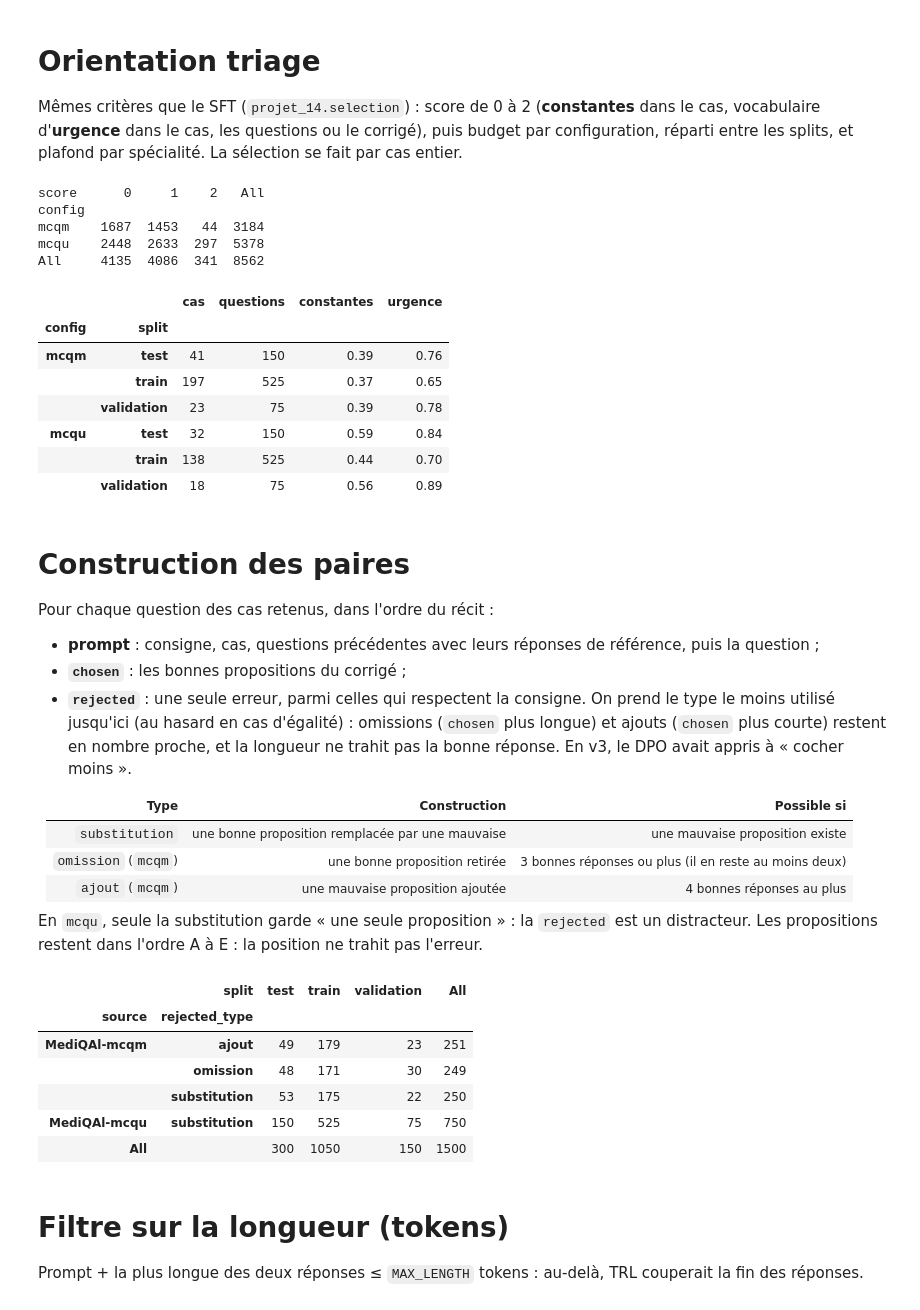
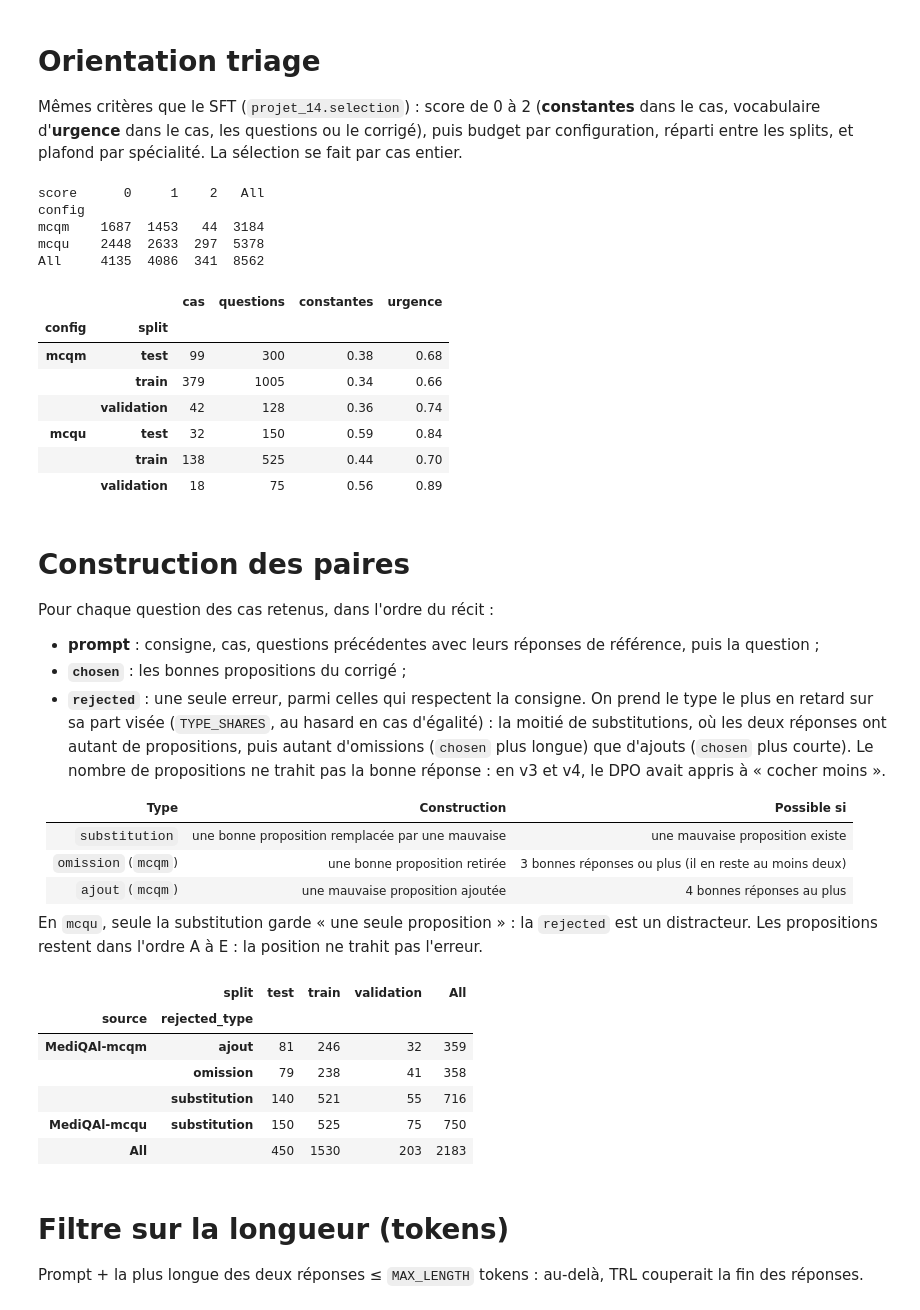
Before and after one commit to ObiYohan/AI_agent_for_medical_triage, a Jupyter notebook: notebook/prep_DPO_MediQAl.ipynb, the cells around one changed output. Saved outputs shown, nothing was run; the diff lists cells and outputs as text; code cells hidden in the pictures.

Commit message:
Add v5 DPO data: more mcqm substitutions, shorter English pairs

```diff
--- a/notebook/prep_DPO_MediQAl.ipynb
+++ b/notebook/prep_DPO_MediQAl.ipynb
@@ -32,17 +37,20 @@ from projet_14.mediqal import LETTERS, OPTIONS_HEADER, answer_letters, case_id,
 from projet_14.rgpd import run
 from projet_14.selection import select_cases, triage_flags
 
-OUT = Path("../data/v4")
+OUT = Path("../data/v5")
+SFT_DIR = Path("../data/v4/anonymized")  # données SFT (v4, inchangées) : leurs cas sont exclus du DPO
 STEM = "dpo_mediqal"
 SEED = 42
 MODEL_NAME = "Qwen/Qwen3-1.7B-Base"  # pour compter les tokens avec le tokenizer du modèle entraîné
 
 CONFIGS = {"mcqu": False, "mcqm": True}   # configuration -> réponses multiples
-BUDGETS = {"mcqu": 750, "mcqm": 750}      # paires au plus par configuration, tous splits confondus (plafond)
+BUDGETS = {"mcqu": 750, "mcqm": 1_500}    # paires au plus par configuration, tous splits confondus (plafond)
+# Part visée de chaque type d'erreur en mcqm (mcqu : substitution seule). Majorité de substitutions : même nombre de
+# propositions dans les deux réponses, le nombre ne trahit pas la bonne réponse
+TYPE_SHARES = {"substitution": 0.5, "omission": 0.25, "ajout": 0.25}
 MAX_SUBJECT_SHARE = 0.15                  # part maximale du budget par spécialité
 MAX_PROMPT_CHARS = 2_800                  # historique raccourci au-delà (le cas reste)
 MAX_LENGTH = 1_024                        # prompt + la plus longue des deux réponses, en tokens (DPO_MAX_LENGTH)
-REVIEW_SAMPLE = 30                        # paires exportées pour relecture
 # %% [markdown]
 # Chargement
 
@@ -101,7 +109,7 @@ df = df[~pd.concat([df["config"], df["case_id"], question_norm], axis=1).duplica
 sft_cases = set()
 for stem in ("sft_mediqal_oeq", "sft_mediqal_mcqu", "sft_mediqal_mcqm"):
     for split in ("train", "validation", "test"):
-        sft_cases |= set(pd.read_json(OUT / "anonymized" / f"{stem}_{split}.anonymized.jsonl", lines=True)["case_id"])
+        sft_cases |= set(pd.read_json(SFT_DIR / f"{stem}_{split}.anonymized.jsonl", lines=True)["case_id"])
 in_sft = df["case_id"].isin(sft_cases)
 print(f"questions de cas retenus en SFT : {in_sft.sum()} écartées ({len(sft_cases)} cas)")
 df = df[~in_sft]
@@ -149,9 +157,9 @@ mcqu    2448  2633  297  5378
 All     4135  4086  341  8562
 |  |  | cas | questions | constantes | urgence |
 | config | split |  |  |  |  |
-| mcqm | test | 41 | 150 | 0.39 | 0.76 |
-|  | train | 197 | 525 | 0.37 | 0.65 |
-|  | validation | 23 | 75 | 0.39 | 0.78 |
+| mcqm | test | 99 | 300 | 0.38 | 0.68 |
+|  | train | 379 | 1005 | 0.34 | 0.66 |
+|  | validation | 42 | 128 | 0.36 | 0.74 |
 | mcqu | test | 32 | 150 | 0.59 | 0.84 |
 |  | train | 138 | 525 | 0.44 | 0.70 |
 |  | validation | 18 | 75 | 0.56 | 0.89 |
@@ -162,9 +170,10 @@ Pour chaque question des cas retenus, dans l'ordre du récit :
 
 - **prompt** : consigne, cas, questions précédentes avec leurs réponses de référence, puis la question ;
 - **`chosen`** : les bonnes propositions du corrigé ;
-- **`rejected`** : une seule erreur, parmi celles qui respectent la consigne. On prend le type le moins utilisé
-  jusqu'ici (au hasard en cas d'égalité) : omissions (`chosen` plus longue) et ajouts (`chosen` plus courte) restent
-  en nombre proche, et la longueur ne trahit pas la bonne réponse. En v3, le DPO avait appris à « cocher moins ».
+- **`rejected`** : une seule erreur, parmi celles qui respectent la consigne. On prend le type le plus en retard sur
+  sa part visée (`TYPE_SHARES`, au hasard en cas d'égalité) : la moitié de substitutions, où les deux réponses ont
+  autant de propositions, puis autant d'omissions (`chosen` plus longue) que d'ajouts (`chosen` plus courte). Le
+  nombre de propositions ne trahit pas la bonne réponse : en v3 et v4, le DPO avait appris à « cocher moins ».
 
 | Type | Construction | Possible si |
 |---|---|---|
@@ -196,10 +205,11 @@ def rejected_letters(gold: list[str], wrong: list[str], multiple: bool, config:
         types.append("ajout")
     if not types:
         return None
-    # Type le moins utilisé jusqu'ici parmi les possibles : omissions (chosen plus longue) et ajouts (chosen plus
-    # courte) en nombre proche, pour que la longueur ne trahisse pas la bonne réponse (« cocher moins », v3)
-    fewest = min(type_counts[config, kind] for kind in types)
-    kind = rng.choice([kind for kind in types if type_counts[config, kind] == fewest])
+    # Type le plus en retard sur sa part visée (TYPE_SHARES), parmi les possibles : moitié de substitutions (même nombre
+    # de propositions), autant d'omissions (chosen plus longue) que d'ajouts (chosen plus courte) : le nombre de
+    # propositions ne trahit pas la bonne réponse (« cocher moins », v3 et v4)
+    lag = {kind: type_counts[config, kind] / TYPE_SHARES[kind] for kind in types}
+    kind = rng.choice([kind for kind in types if lag[kind] == min(lag.values())])
     type_counts[config, kind] += 1
     removed = rng.choice(gold)  # bonne proposition retirée (substitution, omission)
     added = rng.choice(wrong) if wrong else None  # mauvaise proposition ajoutée (substitution, ajout)
@@ -209,38 +219,38 @@ def rejected_letters(gold: list[str], wrong: list[str], multiple: bool, config:
         letters = [g for g in gold if g != removed]
     else:
         letters = gold + [added]
     return kind, sorted(letters)
 
 
 rows = []
 for (config, cid), group in keep.groupby(["config", "case_id"], sort=False):
     multiple = CONFIGS[config]
     records = group.to_dict("records")
     turns = [{"question": r["question"], "options": options_of(r), "multiple": multiple,
               "answer": format_answer(r, correct_letters(r), as_list=multiple)} for r in records]
     for k, r in enumerate(records):
         gold = correct_letters(r)
         wrong = [letter for letter in options_of(r) if letter not in gold]
         error = rejected_letters(gold, wrong, multiple, config)
         if error is None:
             continue
         rows.append({
             "id": str(r["id"]), "config": config, "source": f"MediQAl-{config}", "case_id": cid, "split": r["split"],
             "medical_subject": r["medical_subject"], "golden_answer": r["correct_answers"], "rejected_type": error[0],
             "prompt": history_prompt(r["clinical_case"], turns, k, MAX_PROMPT_CHARS),
             "chosen": turns[k]["answer"], "rejected": format_answer(r, error[1], as_list=multiple),
         })
 pairs = pd.DataFrame(rows).merge(selected[["config", "case_id", "constantes", "urgence", "score"]], on=["config", "case_id"])
 pairs = pairs.assign(pair_check="golden_answer", triage=pairs["score"] >= 1, lang="fr")
 pd.crosstab([pairs["source"], pairs["rejected_type"]], pairs["split"], margins=True)
 # %% [output]
 |  | split | test | train | validation | All |
 | source | rejected_type |  |  |  |  |
-| MediQAl-mcqm | ajout | 49 | 179 | 23 | 251 |
-|  | omission | 48 | 171 | 30 | 249 |
-|  | substitution | 53 | 175 | 22 | 250 |
+| MediQAl-mcqm | ajout | 81 | 246 | 32 | 359 |
+|  | omission | 79 | 238 | 41 | 358 |
+|  | substitution | 140 | 521 | 55 | 716 |
 | MediQAl-mcqu | substitution | 150 | 525 | 75 | 750 |
-| All |  | 300 | 1050 | 150 | 1500 |
+| All |  | 450 | 1530 | 203 | 2183 |
 # %% [markdown]
 # Filtre sur la longueur (tokens)
 
```
Also changed, not shown: parts of 7 cells of this notebook, 1 other file.
